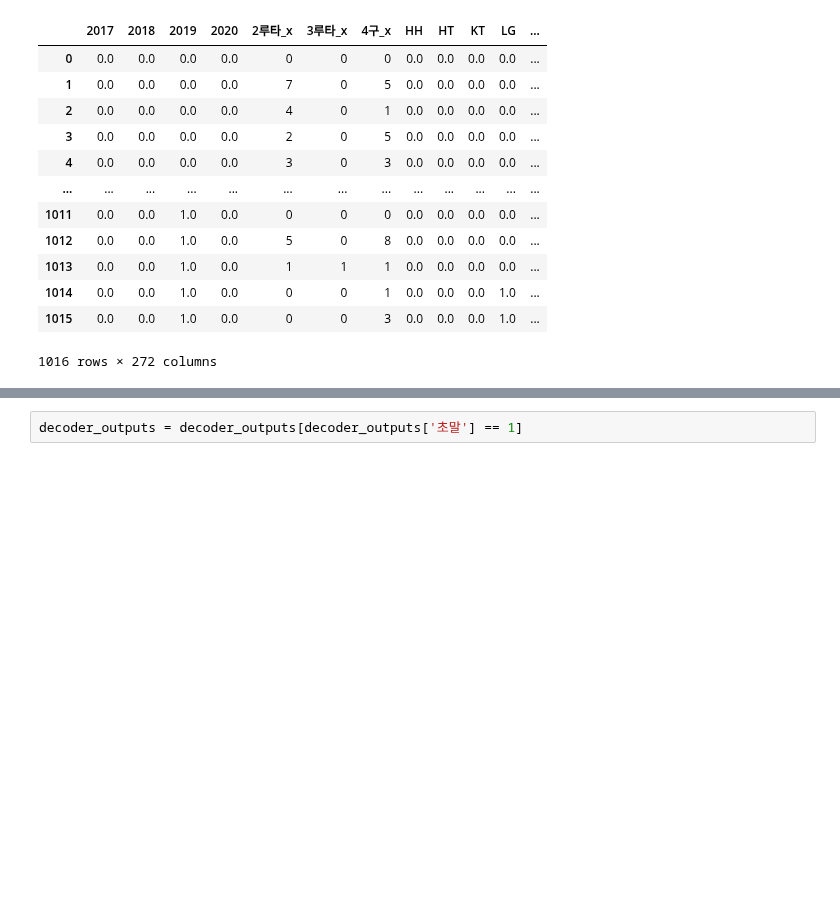
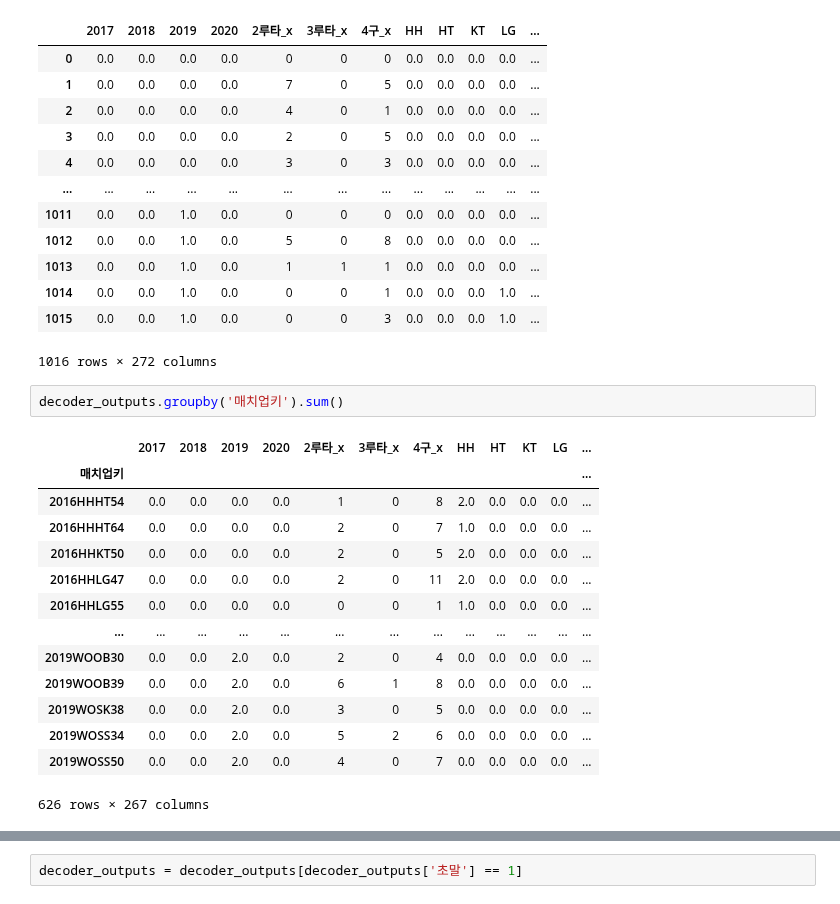
Before and after one commit to seonghunYang/big_contest2020, a Jupyter notebook: Untitled0.ipynb, the cells around one changed output, grey strips where cells are left out. Saved outputs shown, nothing was run; the diff lists cells and outputs as text; blank space fills up the shorter version.

```diff
--- a/Untitled0.ipynb
+++ b/Untitled0.ipynb
@@ -204,5 +204,22 @@ decoder_outputs
 | 1014 | 0.0 | 0.0 | 1.0 | 0.0 | 0 | 0 | 1 | 0.0 | 0.0 | 0.0 | 1.0 | ... |
 | 1015 | 0.0 | 0.0 | 1.0 | 0.0 | 0 | 0 | 3 | 0.0 | 0.0 | 0.0 | 1.0 | ... |
 1016 rows × 272 columns
+# %%
+decoder_outputs.groupby('매치업키').sum()
+# %% [output]
+|  | 2017 | 2018 | 2019 | 2020 | 2루타_x | 3루타_x | 4구_x | HH | HT | KT | LG | ... |
+| 매치업키 |  |  |  |  |  |  |  |  |  |  |  | ... |
+| 2016HHHT54 | 0.0 | 0.0 | 0.0 | 0.0 | 1 | 0 | 8 | 2.0 | 0.0 | 0.0 | 0.0 | ... |
+| 2016HHHT64 | 0.0 | 0.0 | 0.0 | 0.0 | 2 | 0 | 7 | 1.0 | 0.0 | 0.0 | 0.0 | ... |
+| 2016HHKT50 | 0.0 | 0.0 | 0.0 | 0.0 | 2 | 0 | 5 | 2.0 | 0.0 | 0.0 | 0.0 | ... |
+| 2016HHLG47 | 0.0 | 0.0 | 0.0 | 0.0 | 2 | 0 | 11 | 2.0 | 0.0 | 0.0 | 0.0 | ... |
+| 2016HHLG55 | 0.0 | 0.0 | 0.0 | 0.0 | 0 | 0 | 1 | 1.0 | 0.0 | 0.0 | 0.0 | ... |
+| ... | ... | ... | ... | ... | ... | ... | ... | ... | ... | ... | ... | ... |
+| 2019WOOB30 | 0.0 | 0.0 | 2.0 | 0.0 | 2 | 0 | 4 | 0.0 | 0.0 | 0.0 | 0.0 | ... |
+| 2019WOOB39 | 0.0 | 0.0 | 2.0 | 0.0 | 6 | 1 | 8 | 0.0 | 0.0 | 0.0 | 0.0 | ... |
+| 2019WOSK38 | 0.0 | 0.0 | 2.0 | 0.0 | 3 | 0 | 5 | 0.0 | 0.0 | 0.0 | 0.0 | ... |
+| 2019WOSS34 | 0.0 | 0.0 | 2.0 | 0.0 | 5 | 2 | 6 | 0.0 | 0.0 | 0.0 | 0.0 | ... |
+| 2019WOSS50 | 0.0 | 0.0 | 2.0 | 0.0 | 4 | 0 | 7 | 0.0 | 0.0 | 0.0 | 0.0 | ... |
+626 rows × 267 columns
 # %%
 encoder_list1 = []
```
Also changed, not shown: parts of 12 cells of this notebook.
